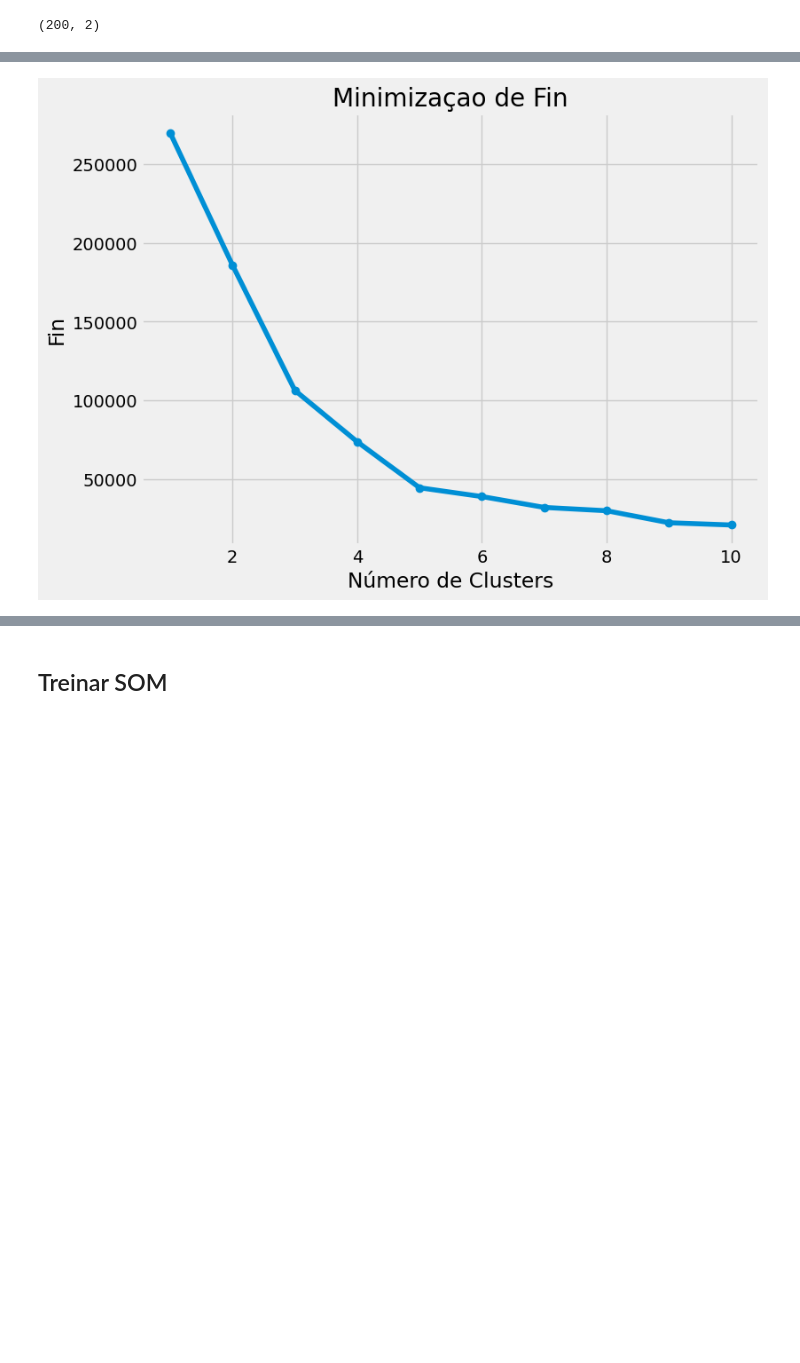
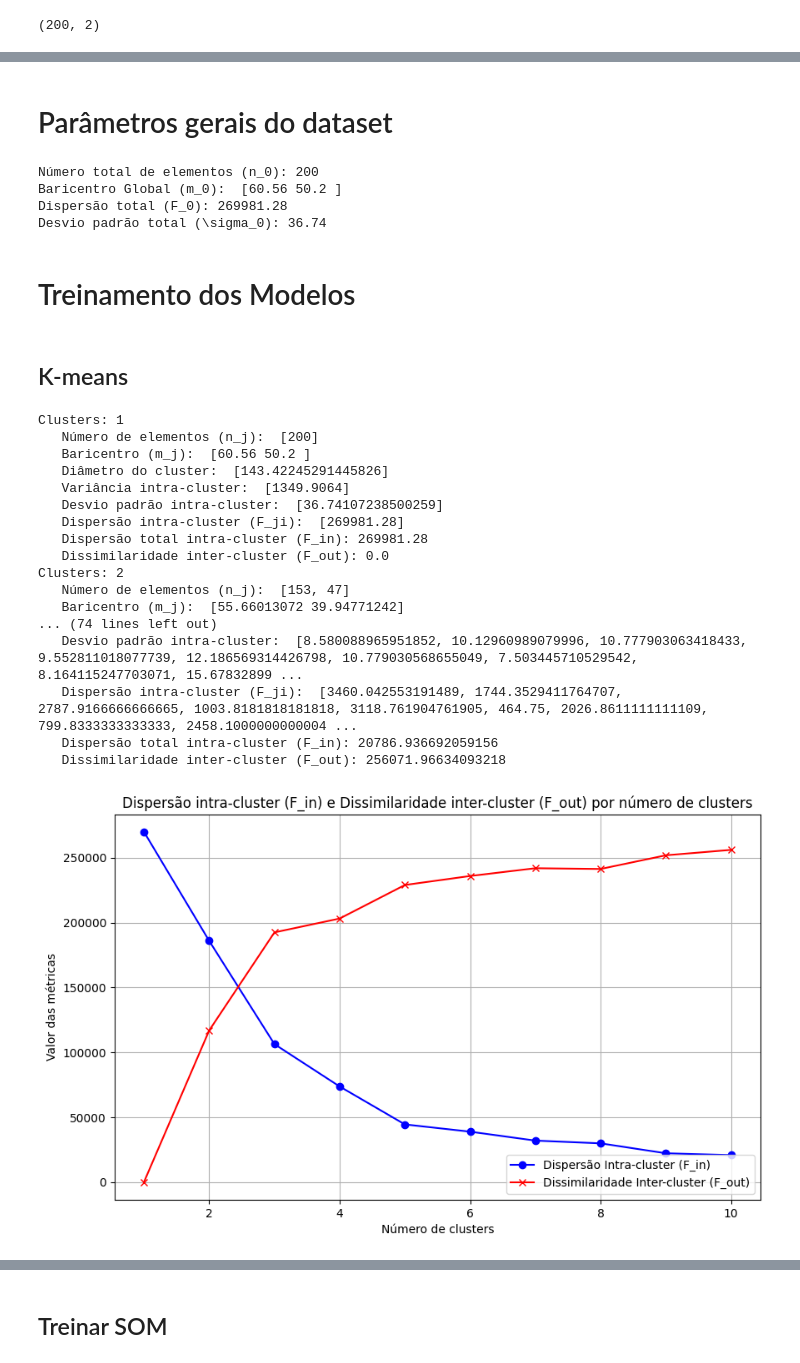
Before and after one commit to carlosgttfs/Redes-N-o-Supervisionadas, a Jupyter notebook: SOM.ipynb, the cells around one changed output, grey strips where cells are left out. Saved outputs shown, nothing was run; the diff lists cells and outputs as text; code cells hidden in the pictures; blank space fills up the shorter version.

Commit message:
Add kmeans metrics

```diff
--- a/SOM.ipynb
+++ b/SOM.ipynb
@@ -131,25 +126,21 @@ data.shape
-# %%
-from sklearn.cluster import KMeans
-import matplotlib.pyplot as plt
-
-# Definir o intervalo de possíveis números de clusters
-range_n_clusters = range(1, 11)
-
-# Lista para armazenar a inércia para cada número de clusters
-inertia = []
-
-# Calcular a inércia para cada número de clusters
-for n_clusters in range_n_clusters:
-    kmeans = KMeans(n_clusters=n_clusters, random_state=0)
-    kmeans.fit(data)
-    inertia.append(kmeans.inertia_)
-
-# Plotar o gráfico do método do cotovelo
-plt.figure(figsize=(8, 6))
-plt.plot(range_n_clusters, inertia, marker='o')
-plt.title('Minimizaçao de Fin')
-plt.xlabel('Número de Clusters')
-plt.ylabel('Fin')
-plt.show()
-# %% [output]
-[figure, removed]
+# %% [markdown]
+# Parâmetros gerais do dataset
+# %%
+global_centroid = np.mean(data, axis=0) # Calcular o centróide global
+F_0 = np.sum(np.linalg.norm(data - global_centroid, axis=1)**2) # Calcular F_0 (dispersão total)
+n_0 = data.shape[0] # Número total de pontos
+sigma_0 = np.sqrt(F_0 / n_0) # Calcular o desvio padrão total
+
+print(f"Número total de elementos (n_0): {n_0}")
+print(f"Baricentro Global (m_0): ", global_centroid)
+print(f"Dispersão total (F_0): {F_0:.2f}")
+print(f"Desvio padrão total (\\sigma_0): {sigma_0:.2f}")
+# %% [output]
+Número total de elementos (n_0): 200
+Baricentro Global (m_0):  [60.56 50.2 ]
+Dispersão total (F_0): 269981.28
+Desvio padrão total (\sigma_0): 36.74
+# %% [markdown]
+# Treinamento dos Modelos
+# %% [markdown]
+## K-means
@@ -155,0 +247,34 @@ plt.show()
+# %%
+F_out_values, F_in_values, n_cluster_points_values, centroid_values, max_distance_values, variancia_intra_values, desvio_padrao_intra_values = calcular_metricas_cluster(data, 10)
+
+for idx, (F_out, F_in, n_cluster_points, centroid, max_distance, variancia_intra, desvio_padrao_intra) in enumerate(zip(F_out_values, F_in_values, n_cluster_points_values, centroid_values, max_distance_values, variancia_intra_values, desvio_padrao_intra_values)):
+    print(f"Clusters: {idx+1}")
+    print(f"   Número de elementos (n_j): ", n_cluster_points)
+    print(f"   Baricentro (m_j): ", centroid)
+    print(f"   Diâmetro do cluster: ", max_distance)
+    print(f"   Variância intra-cluster: ", variancia_intra)
+    print(f"   Desvio padrão intra-cluster: ", desvio_padrao_intra)
+    print(f"   Dispersão intra-cluster (F_ji): ", F_in)
+    print(f"   Dispersão total intra-cluster (F_in): {sum(F_in)}")
+    print(f"   Dissimilaridade inter-cluster (F_out): {(F_out)}")
+
+plot_metricas_clusters(F_out_values, F_in_values, max_clusters=10)
+# %% [output]
+Clusters: 1
+   Número de elementos (n_j):  [200]
+   Baricentro (m_j):  [60.56 50.2 ]
+   Diâmetro do cluster:  [143.42245291445826]
+   Variância intra-cluster:  [1349.9064]
+   Desvio padrão intra-cluster:  [36.74107238500259]
+   Dispersão intra-cluster (F_ji):  [269981.28]
+   Dispersão total intra-cluster (F_in): 269981.28
+   Dissimilaridade inter-cluster (F_out): 0.0
+Clusters: 2
+   Número de elementos (n_j):  [153, 47]
+   Baricentro (m_j):  [55.66013072 39.94771242]
+... (74 lines left out)
+   Desvio padrão intra-cluster:  [8.580088965951852, 10.12960989079996, 10.777903063418433, 9.552811018077739, 12.186569314426798, 10.779030568655049, 7.503445710529542, 8.164115247703071, 15.67832899 ...
+   Dispersão intra-cluster (F_ji):  [3460.042553191489, 1744.3529411764707, 2787.9166666666665, 1003.8181818181818, 3118.761904761905, 464.75, 2026.8611111111109, 799.8333333333333, 2458.1000000000004 ...
+   Dispersão total intra-cluster (F_in): 20786.936692059156
+   Dissimilaridade inter-cluster (F_out): 256071.96634093218
+[figure, added]
```
Also changed, not shown: parts of 18 cells of this notebook, 3 other files.
